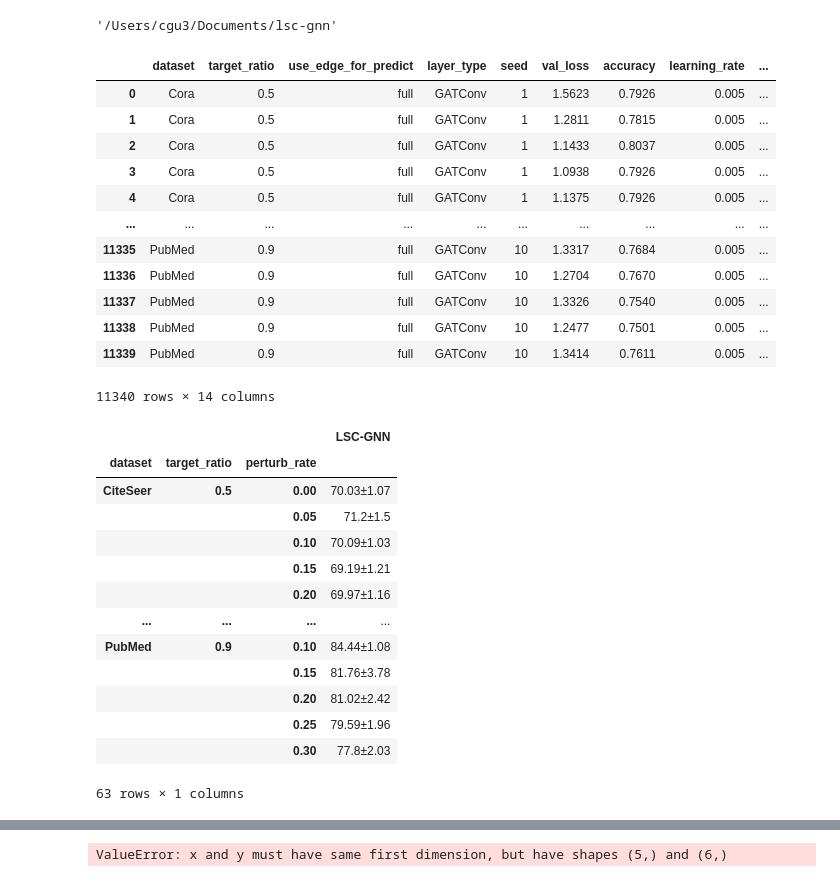
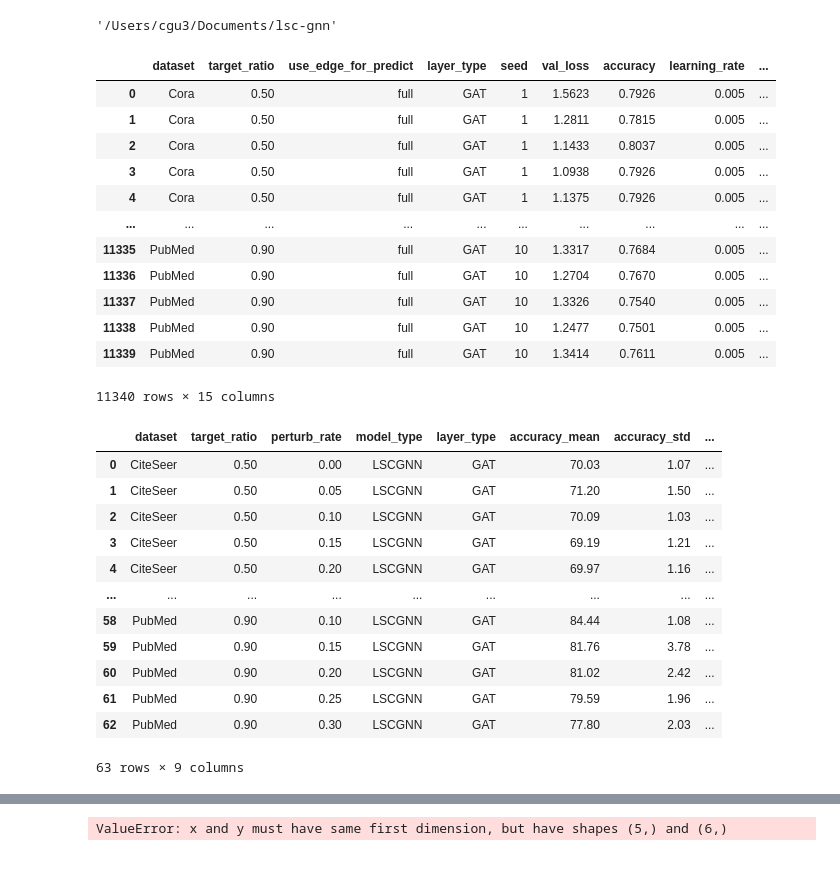
Before and after one commit to FDUguchunhui/latent-space-constraint-GNN, a Jupyter notebook: notebook/analysis/aggregation.ipynb, the cells around one changed output, grey strips where cells are left out. Saved outputs shown, nothing was run; the diff lists cells and outputs as text; code cells hidden in the pictures.

```diff
--- a/notebook/analysis/aggregation.ipynb
+++ b/notebook/analysis/aggregation.ipynb
@@ -18,24 +18,25 @@ df = pd.read_json('results/results_LSC.json', lines=True)
 # df = pd.read_json('results/final_cora_results.json', lines=True)
 # df = pd.read_json('results/final_citeseer_results.json', lines=True)
 
-df['target_ratio'] = round(df['target_ratio'], 2)
-df['perturb_rate'] = round(df['perturb_rate'], 2)
+df['target_ratio'] = df['target_ratio'].apply(lambda x: f"{x:.2f}")
+df['model_type'] = 'LSCGNN'
+df['layer_type'] = 'GAT'
 # %%
 df
 # %% [output]
 |  | dataset | target_ratio | use_edge_for_predict | layer_type | seed | val_loss | accuracy | learning_rate | ... |
-| 0 | Cora | 0.5 | full | GATConv | 1 | 1.5623 | 0.7926 | 0.005 | ... |
-| 1 | Cora | 0.5 | full | GATConv | 1 | 1.2811 | 0.7815 | 0.005 | ... |
-| 2 | Cora | 0.5 | full | GATConv | 1 | 1.1433 | 0.8037 | 0.005 | ... |
-| 3 | Cora | 0.5 | full | GATConv | 1 | 1.0938 | 0.7926 | 0.005 | ... |
-| 4 | Cora | 0.5 | full | GATConv | 1 | 1.1375 | 0.7926 | 0.005 | ... |
+| 0 | Cora | 0.50 | full | GAT | 1 | 1.5623 | 0.7926 | 0.005 | ... |
+| 1 | Cora | 0.50 | full | GAT | 1 | 1.2811 | 0.7815 | 0.005 | ... |
+| 2 | Cora | 0.50 | full | GAT | 1 | 1.1433 | 0.8037 | 0.005 | ... |
+| 3 | Cora | 0.50 | full | GAT | 1 | 1.0938 | 0.7926 | 0.005 | ... |
+| 4 | Cora | 0.50 | full | GAT | 1 | 1.1375 | 0.7926 | 0.005 | ... |
 | ... | ... | ... | ... | ... | ... | ... | ... | ... | ... |
-| 11335 | PubMed | 0.9 | full | GATConv | 10 | 1.3317 | 0.7684 | 0.005 | ... |
-| 11336 | PubMed | 0.9 | full | GATConv | 10 | 1.2704 | 0.7670 | 0.005 | ... |
-| 11337 | PubMed | 0.9 | full | GATConv | 10 | 1.3326 | 0.7540 | 0.005 | ... |
-| 11338 | PubMed | 0.9 | full | GATConv | 10 | 1.2477 | 0.7501 | 0.005 | ... |
-| 11339 | PubMed | 0.9 | full | GATConv | 10 | 1.3414 | 0.7611 | 0.005 | ... |
+| 11335 | PubMed | 0.90 | full | GAT | 10 | 1.3317 | 0.7684 | 0.005 | ... |
+| 11336 | PubMed | 0.90 | full | GAT | 10 | 1.2704 | 0.7670 | 0.005 | ... |
+| 11337 | PubMed | 0.90 | full | GAT | 10 | 1.3326 | 0.7540 | 0.005 | ... |
+| 11338 | PubMed | 0.90 | full | GAT | 10 | 1.2477 | 0.7501 | 0.005 | ... |
+| 11339 | PubMed | 0.90 | full | GAT | 10 | 1.3414 | 0.7611 | 0.005 | ... |
-11340 rows × 14 columns
+11340 rows × 15 columns
 # %%
 # calculate mean and std for accuracy group by dataset and target_ratio
 df_first = df[df['regularization'] == 0].groupby(['dataset', 'target_ratio', 'perturb_rate']).agg({'accuracy':['mean', 'std']})
@@ -52,29 +53,28 @@ df_first = df_first[['GAT_full']]
 # df_best = df_best.groupby(['dataset', 'target_ratio', 'perturb_rate']).agg({'regularization':['mean', 'std']})
 # df_best
 # %%
-df_best = df.groupby(['dataset', 'seed', 'target_ratio', 'perturb_rate']).apply(lambda x: x.loc[x['val_loss'].idxmin()])[['accuracy', 'regularization']]
+df_best = df.groupby(['dataset', 'seed', 'target_ratio', 'perturb_rate', 'model_type', 'layer_type']).apply(lambda x: x.loc[x['val_loss'].idxmin()], include_groups=False)[['accuracy', 'regularization', 'execution_time']]
 # calculate mean and std for accuracy group by dataset and target_ratio
-df_best = df_best.groupby(['dataset', 'target_ratio', 'perturb_rate']).agg({'accuracy':['mean', 'std']})
-df_best = (100 * df_best).round(2)
+df_best = df_best.groupby(['dataset', 'target_ratio', 'perturb_rate', 'model_type', 'layer_type']).agg({'accuracy':['mean', 'std'], 'execution_time': ['mean']})
+df_best['accuracy'] = (100 * df_best['accuracy']).round(2)
 # flatten the columns
 df_best.columns = ['_'.join(col).strip('_') for col in df_best.columns.values]
 # create a new column with the name "LSC-GNN" using in format of string accuracy_mean +- accuracy_std
-df_best['LSC-GNN'] = df_best['accuracy_mean'].round(2).astype(str) + "±" + df_best['accuracy_std'].round(2).astype(str)
+df_best['mean_std'] = df_best['accuracy_mean'].round(2).astype(str) + "±" + df_best['accuracy_std'].round(2).astype(str)
 # df_best.rename(columns={'accuracy_mean': 'With regularizaion'}, inplace=True)
-df_best = df_best[['LSC-GNN']]
+df_best = df_best.reset_index()
 df_best
 # %% [output]
-|  |  |  | LSC-GNN |
-| dataset | target_ratio | perturb_rate |  |
-| CiteSeer | 0.5 | 0.00 | 70.03±1.07 |
-|  |  | 0.05 | 71.2±1.5 |
-|  |  | 0.10 | 70.09±1.03 |
-|  |  | 0.15 | 69.19±1.21 |
-|  |  | 0.20 | 69.97±1.16 |
-| ... | ... | ... | ... |
-| PubMed | 0.9 | 0.10 | 84.44±1.08 |
-|  |  | 0.15 | 81.76±3.78 |
-|  |  | 0.20 | 81.02±2.42 |
-|  |  | 0.25 | 79.59±1.96 |
-|  |  | 0.30 | 77.8±2.03 |
+|  | dataset | target_ratio | perturb_rate | model_type | layer_type | accuracy_mean | accuracy_std | ... |
+| 0 | CiteSeer | 0.50 | 0.00 | LSCGNN | GAT | 70.03 | 1.07 | ... |
+| 1 | CiteSeer | 0.50 | 0.05 | LSCGNN | GAT | 71.20 | 1.50 | ... |
+| 2 | CiteSeer | 0.50 | 0.10 | LSCGNN | GAT | 70.09 | 1.03 | ... |
+| 3 | CiteSeer | 0.50 | 0.15 | LSCGNN | GAT | 69.19 | 1.21 | ... |
+| 4 | CiteSeer | 0.50 | 0.20 | LSCGNN | GAT | 69.97 | 1.16 | ... |
+| ... | ... | ... | ... | ... | ... | ... | ... | ... |
+| 58 | PubMed | 0.90 | 0.10 | LSCGNN | GAT | 84.44 | 1.08 | ... |
+| 59 | PubMed | 0.90 | 0.15 | LSCGNN | GAT | 81.76 | 3.78 | ... |
+| 60 | PubMed | 0.90 | 0.20 | LSCGNN | GAT | 81.02 | 2.42 | ... |
+| 61 | PubMed | 0.90 | 0.25 | LSCGNN | GAT | 79.59 | 1.96 | ... |
+| 62 | PubMed | 0.90 | 0.30 | LSCGNN | GAT | 77.80 | 2.03 | ... |
-63 rows × 1 columns
+63 rows × 9 columns
```
Also changed, not shown: parts of 26 cells of this notebook, 3 other files.
